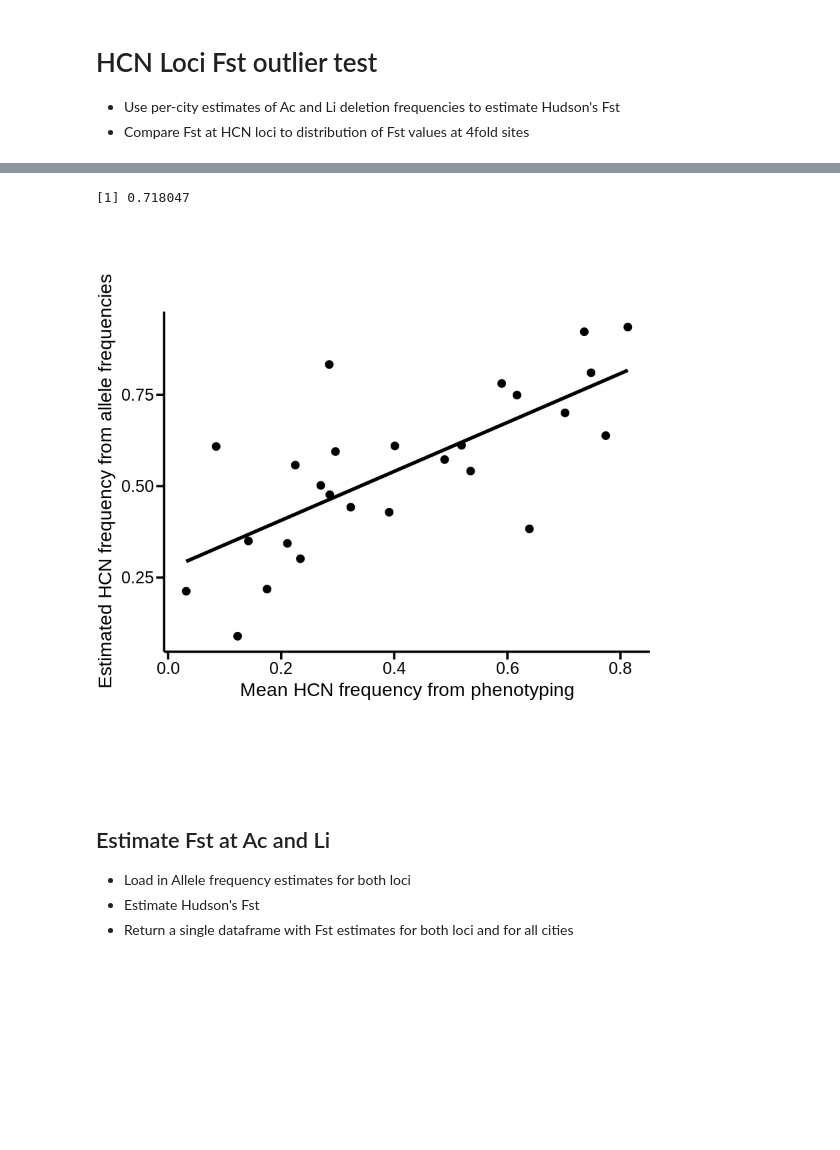
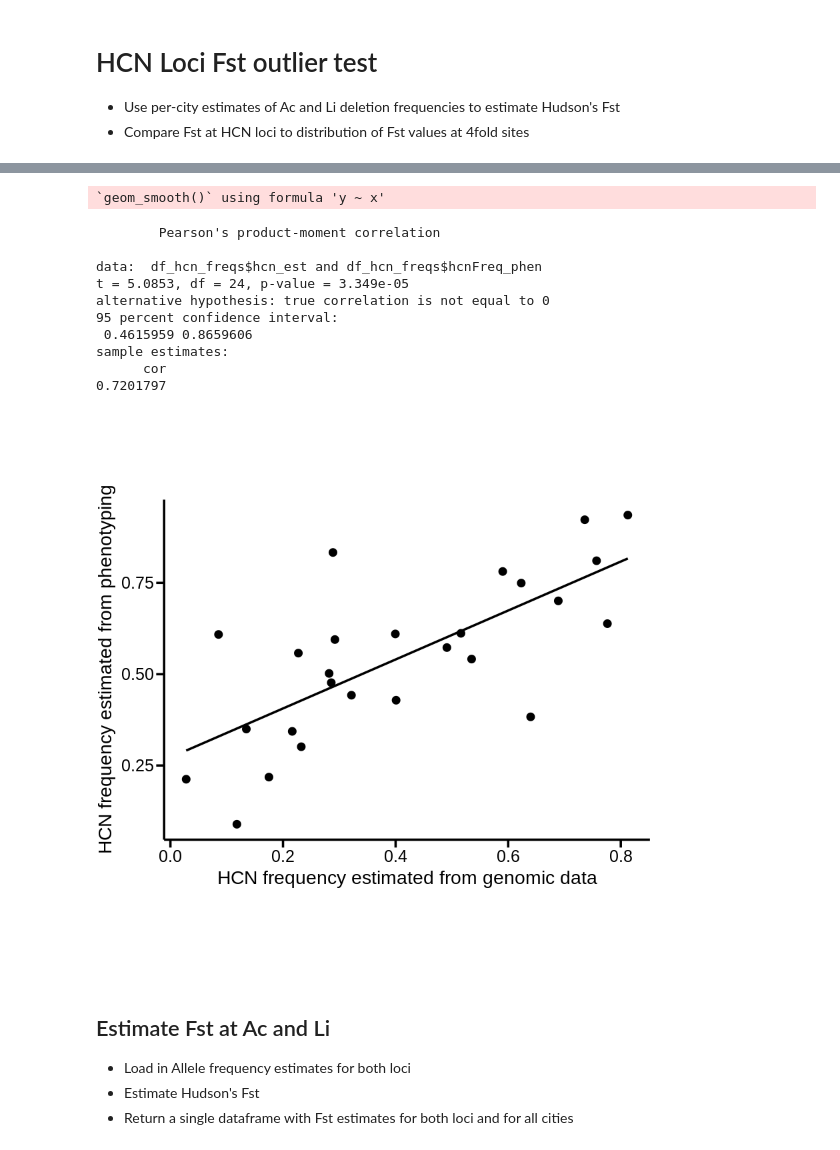
Before and after one commit to James-S-Santangelo/glue_pc, a Jupyter notebook: genomic-analyses/notebooks/hcn_loci.r.ipynb, the cells around one changed output, grey strips where cells are left out. Saved outputs shown, nothing was run; the diff lists cells and outputs as text; code cells hidden in the pictures; blank space fills up the shorter version.

Commit message:
Updating outlier test at loci

```diff
--- a/genomic-analyses/notebooks/hcn_loci.r.ipynb
+++ b/genomic-analyses/notebooks/hcn_loci.r.ipynb
@@ -130,5 +150,14 @@ ac_freq_wholeCity <- estimate_p(ac_gls, by_site = FALSE) %>% mutate(locus = 'ac'
 li_freq_wholeCity <- estimate_p(li_gls, by_site = FALSE) %>% mutate(locus = 'li')
 all_freqs_wholeCity <- bind_rows(ac_freq_wholeCity, li_freq_wholeCity) %>%
     pivot_wider(names_from = locus, values_from = p) %>%
-    left_join(., cyan, by = 'city') %>%
     mutate(hcn_est = 1 - (ac^2 + li^2 - (ac^2 * li^2)))
+# %%
+# Data frame with indivudual plant phenotype data for sequenced cities
+cities <- all_freqs_wholeCity$city
+df_allPlants <- map_dfr(cities, load_plant_data) %>%
+    mutate(city = case_when(city == 'Toronto' ~ 's',
+                            city == 'Buenos_Aires' ~ 'Buen_Air',
+                            city == 'Thessaloniki' ~ 'Thessa',
+                            city == 'Christchurch' ~ 'Chrchurch',
+                            TRUE ~ city)) %>%
+    mutate(sample = paste(city, population, plant, sep = '_'))
@@ -135,15 +174,41 @@ all_freqs_wholeCity <- bind_rows(ac_freq_wholeCity, li_freq_wholeCity) %>%
+# %%
+# Data frame containing only individual plants for which we have sequence data
+# NOTE: There are about 100 samples with sample ID issues that are excluded here. This shouldn't affect much
+hcnFreq_fromPhenotype <- df_allPlants %>%
+    group_by(city) %>%
+    summarise(total_plants = sum(!is.na(hcn_result)),
+              num_hcn = sum(hcn_result, na.rm = TRUE),
+              hcnFreq_phen = num_hcn / total_plants) %>%
+    mutate(city = case_when(city == 's' ~ 'Toronto',
+                            city == 'Buen_Air' ~ 'Buenos_Aires',
+                            city == 'Thessa' ~ 'Thessaloniki',
+                            city == 'Chrchurch' ~ 'Christchurch',
+                            TRUE ~ city))
 # %%
-# Plot mean HCN frequencies against frequencies estimated from genotype likelihoods.
-all_freqs_wholeCity %>%
-    ggplot(., aes(x = meanHCN, y = hcn_est)) +
+df_hcn_freqs <- left_join(all_freqs_wholeCity, hcnFreq_fromPhenotype, by = 'city')
+hcnFreq_corPlot <- df_hcn_freqs %>%
+    ggplot(., aes(x = hcnFreq_phen, y = hcn_est)) +
         geom_point(size = 3, color = 'black') +
-        geom_smooth(method = 'lm', se = FALSE, color = 'black', size = 1.5, formula = y ~ x) +
-        xlab('Mean HCN frequency from phenotyping') + ylab('Estimated HCN frequency from allele frequencies') +
+        geom_smooth(method = 'lm', se = FALSE, color = 'black') +
+        xlab('HCN frequency estimated from genomic data') +
+        ylab('HCN frequency estimated from phenotyping') +
         ng1
-print(cor(all_freqs_wholeCity$meanHCN, all_freqs_wholeCity$hcn_est))
+hcnFreq_corPlot
+
+print(cor.test(df_hcn_freqs$hcn_est, df_hcn_freqs$hcnFreq_phen))
 # %% [output]
-[1] 0.718047
+`geom_smooth()` using formula 'y ~ x'
+        Pearson's product-moment correlation
+
+data:  df_hcn_freqs$hcn_est and df_hcn_freqs$hcnFreq_phen
+t = 5.0853, df = 24, p-value = 3.349e-05
+alternative hypothesis: true correlation is not equal to 0
+95 percent confidence interval:
+ 0.4615959 0.8659606
+sample estimates:
+      cor
+0.7201797
-[figure, old version]
+[figure, new version]
 # %% [markdown]
 ## Estimate Fst at Ac and Li
 
```
Also changed, not shown: parts of 23 cells of this notebook.
